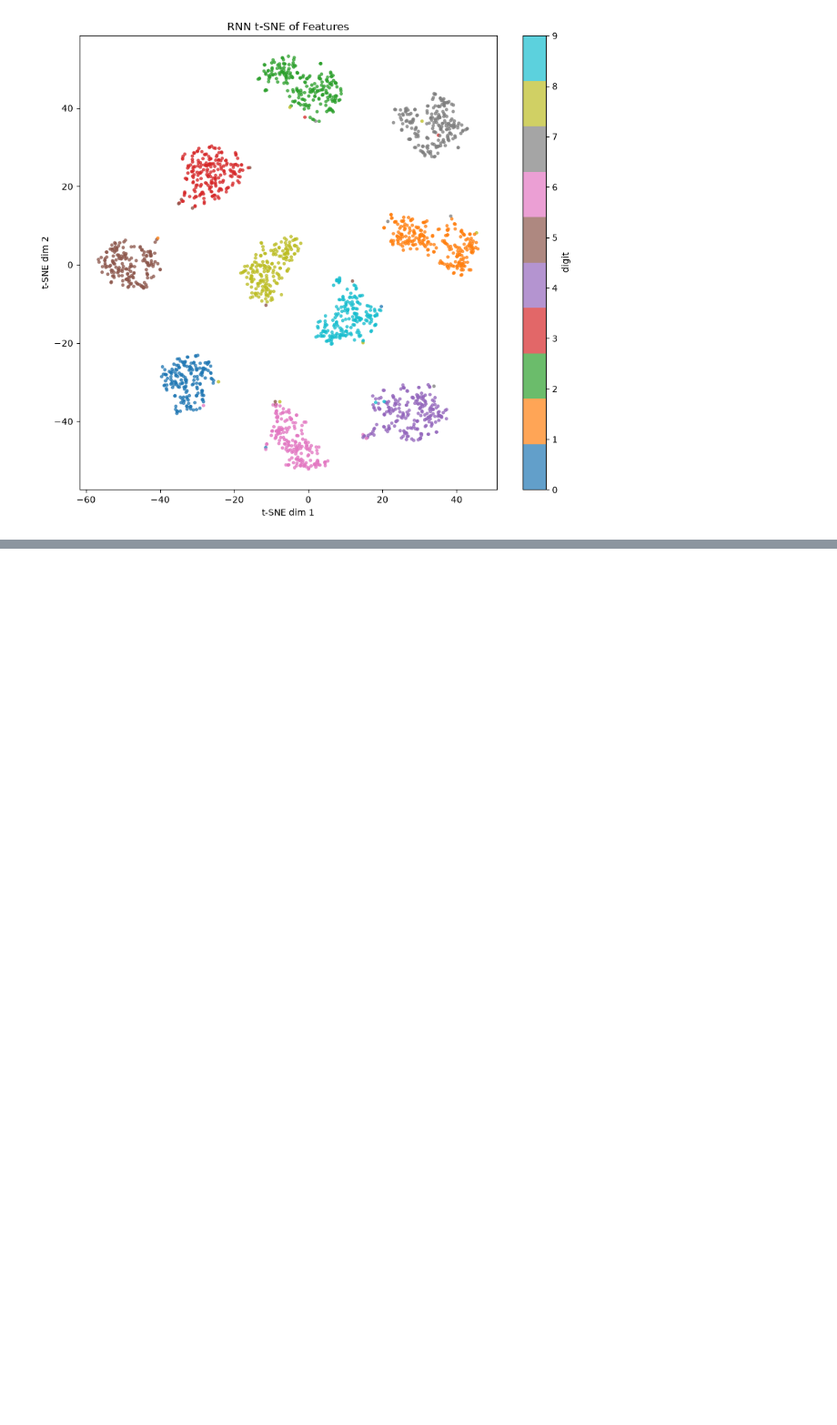
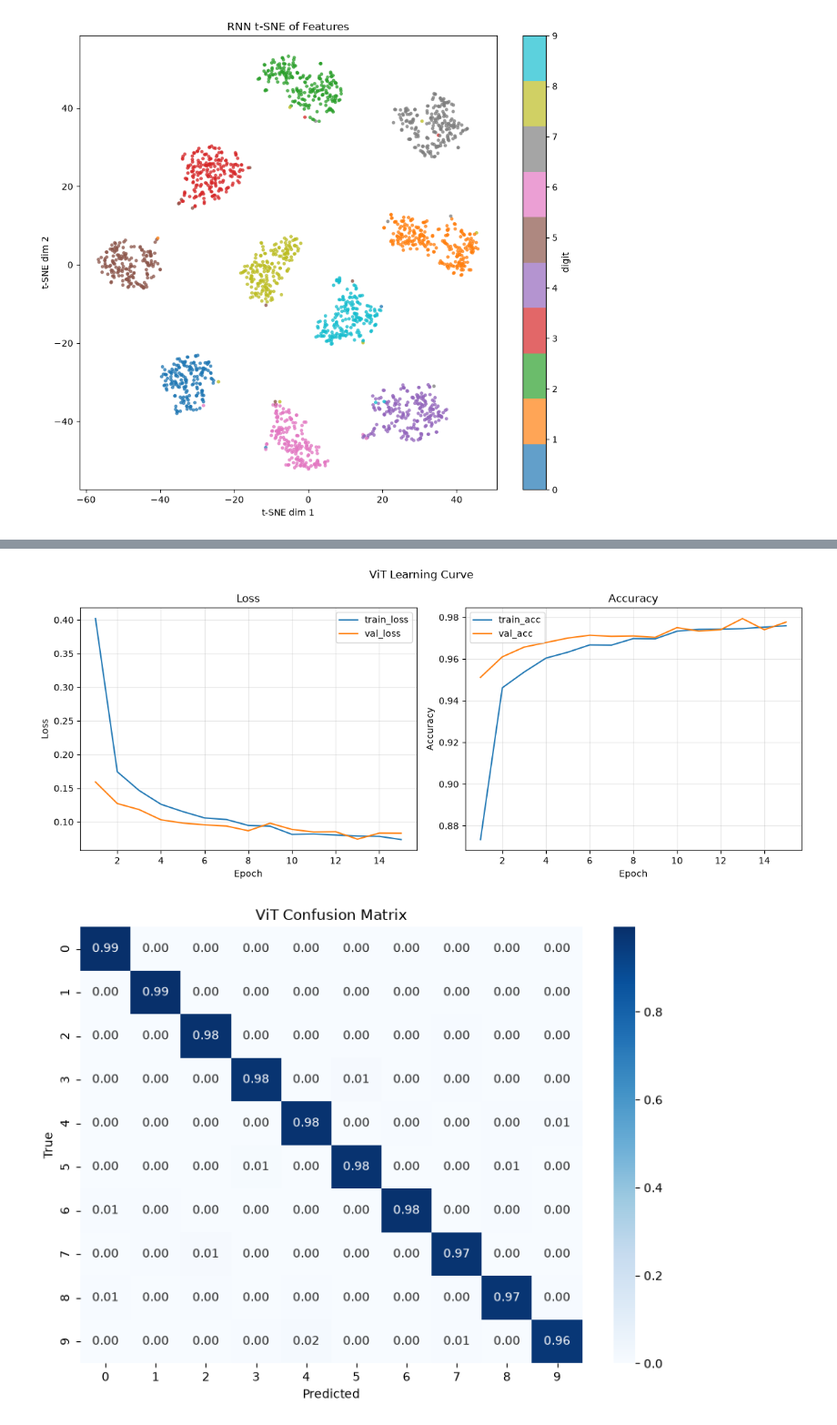
Before and after one commit to hyunwoonoh99/hw_mnist_project, a Jupyter notebook: notebooks/experiments.ipynb, the cells around one changed output, grey strips where cells are left out. Shown at 91% size. Drawn from its saved outputs; the diff is of its cells as text; code cells hidden in the pictures; blank space fills up the shorter version.

Commit message:
Add 4-model comparison visualizations and results saving

```diff
--- a/notebooks/experiments.ipynb
+++ b/notebooks/experiments.ipynb
@@ -215,0 +249,6 @@ plot_tsne(rnn_features, rnn_labels, title="RNN t-SNE of Features")
+# %%
+device = "cuda" if torch.cuda.is_available() else "cpu"
+train_loader, val_loader, test_loader = get_dataloaders(
+    batch_size=128, data_dir="../data"
+)
+print("device:", device, "| 데이터 로딩 완료")
@@ -215,0 +257,11 @@ plot_tsne(rnn_features, rnn_labels, title="RNN t-SNE of Features")
+# %%
+import time
+vit_model = ViT()
+t0 = time.time()
+vit_history, vit_best_epoch, vit_test_result = fit(
+    vit_model, train_loader, val_loader, test_loader,
+    epochs=15, device=device,
+    save_path="../results/vit_best.pth"
+)
+vit_time = time.time() - t0
+print(f"\n>> ViT 학습 시간: {vit_time:.1f}초")
@@ -215,0 +286,12 @@ plot_tsne(rnn_features, rnn_labels, title="RNN t-SNE of Features")
+# %%
+# ViT 시각화 3종
+plot_learning_curve(vit_history, title="ViT Learning Curve")
+
+vit_y_true, vit_y_pred = collect_predictions(vit_model, test_loader, device)
+plot_confusion_matrix(vit_y_true, vit_y_pred, title="ViT Confusion Matrix", normalize=True)
+
+vit_features, vit_labels = extract_features(vit_model, test_loader, device, max_samples=2000)
+plot_tsne(vit_features, vit_labels, title="ViT t-SNE of Features")
+# %% [output]
+[figure, added]
+[figure, added]
```
Also changed, not shown: parts of 10 cells of this notebook, 1 other file.
